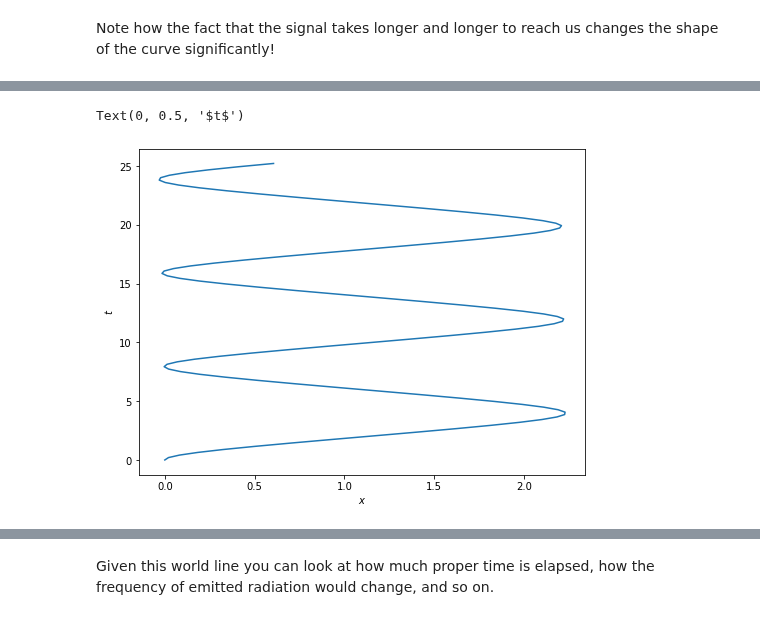
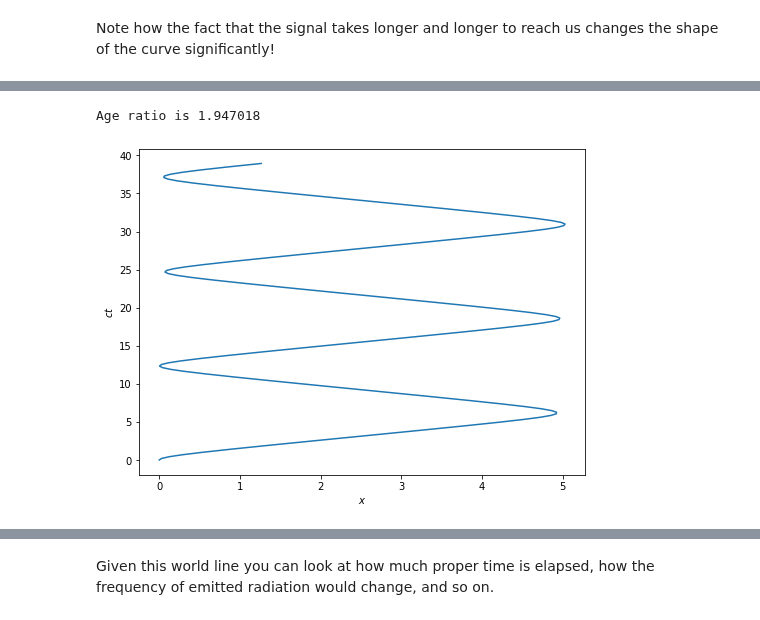
Before and after one commit to LBJ-Wade/Notebooks_cosmology, a Jupyter notebook: physics209/Twins.ipynb, the cells around one changed output, grey strips where cells are left out. Drawn from its saved outputs; the diff is of its cells as text; code cells hidden in the pictures.

Commit message:
Clip acceleration.

```diff
--- a/physics209/Twins.ipynb
+++ b/physics209/Twins.ipynb
@@ -151,0 +153,13 @@ Let's solve these numerically (so we can later put in any $g(\tau)$ we want) sta
+# %%
+def goftau(tau):
+    """Our assumed (rest-frame) acceleration profile, in natural units."""
+    g0,g1 = 1.5,2.5
+    kap   = 1.0
+    g     = g0 * np.tanh(g1 * np.cos(kap*tau))
+    return(g)
+# %%
+fig,ax = plt.subplots(1,1,figsize=(8,4))
+tau = np.linspace(0,20,100)
+ax.plot(tau,goftau(tau))
+ax.set_xlabel(r'$c\tau$')
+ax.set_ylabel(r'$g(\tau)$')
@@ -153,26 +170,27 @@ Let's solve these numerically (so we can later put in any $g(\tau)$ we want) sta
 from scipy.integrate import solve_ivp
 #
 def derivs(tau,y):
-    """Pack "y" as (t,x,u^t,u^x)."""
-    g0,kap= 1.0,1.0
-    g     = g0 * np.cos(kap*tau)
+    """Pack "y" as (t,x,u^t,u^x).  Using natural units."""
+    g     = goftau(tau)
     dy    = np.zeros_like(y)
-    dy[0] =   y[2]
-    dy[1] =   y[3]
-    dy[2] = g*y[3]
-    dy[3] = g*y[2]
+    dy[0] =   y[2]  # dt
+    dy[1] =   y[3]  # dx
+    dy[2] = g*y[3]  # du^t
+    dy[3] = g*y[2]  # du^x
     return(dy)
 #
 tau_start,tau_end,Nout = 0.0,20.0,100
-y_init = np.array([0.0,0.0,1.0,0.0])
-tout   = np.linspace(tau_start,tau_end,Nout)
-res = solve_ivp(derivs,(tau_start,tau_end),y_init,t_eval=tout)
+y0   = np.array([0.0,0.0,1.0,0.0])
+tout = np.linspace(tau_start,tau_end,Nout)
+res  = solve_ivp(derivs,(tau_start,tau_end),y0,t_eval=tout)
 # %%
 # Plot the worldline.
 fig,ax = plt.subplots(1,1,figsize=(8,6))
 ax.plot(res.y[1,:],res.y[0,:])
 ax.set_xlabel(r'$x$')
-ax.set_ylabel(r'$t$')
+ax.set_ylabel(r'$ct$')
+#
+print("Age ratio is {:f}".format(res.y[0,-1]/tau_end))
 # %% [output]
-Text(0, 0.5, '$t$')
+Age ratio is 1.947018
-[figure, old version]
+[figure, new version]
```
Also changed, not shown: parts of 8 cells of this notebook.
